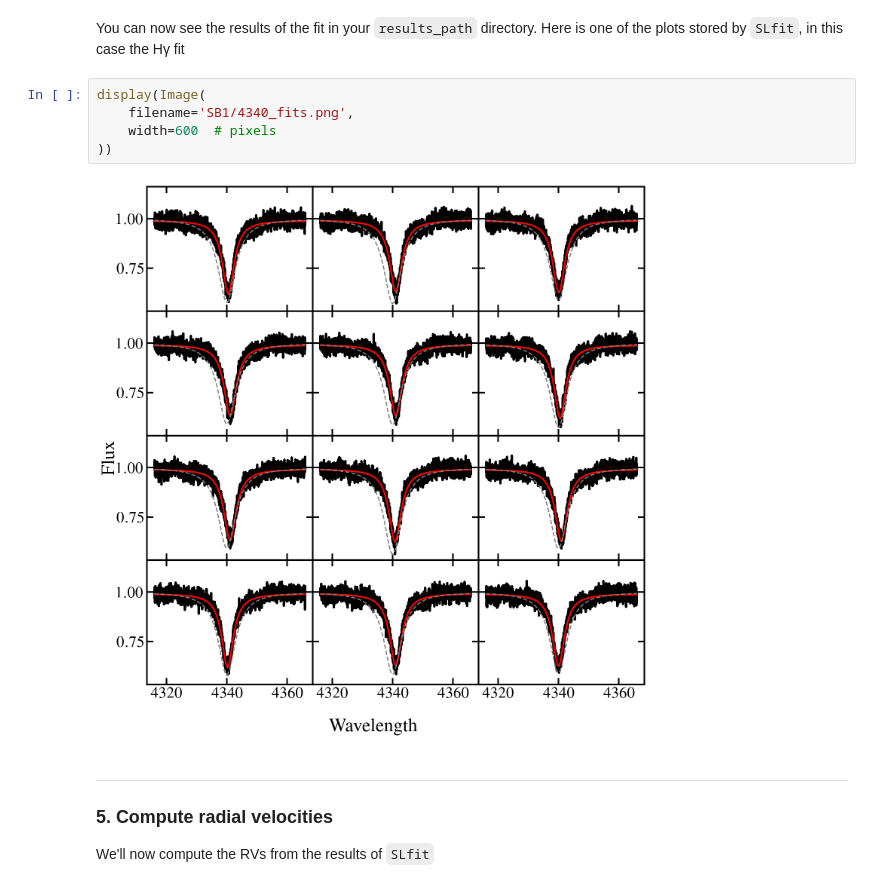
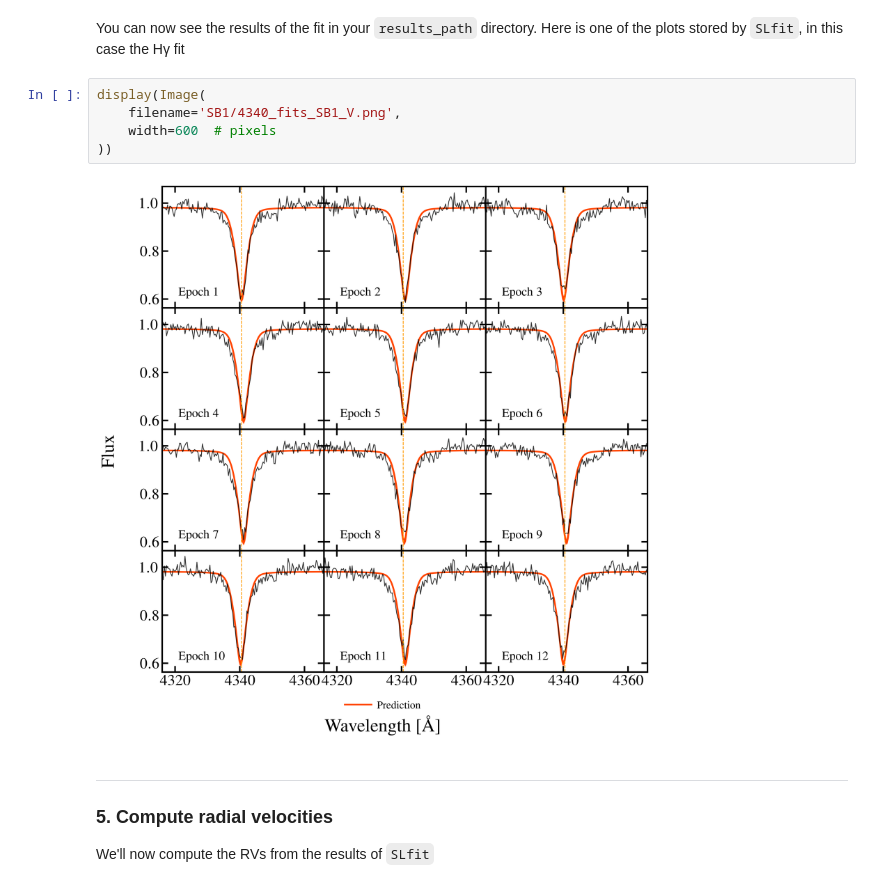
Before and after one commit to jvillasr/MINATO, a Jupyter notebook: minato/tutorials/ravel_tutorial/ravel_SB1_rvs.ipynb, the cells around one changed output. Drawn from its saved outputs; the diff is of its cells as text.

```diff
--- a/minato/tutorials/ravel_tutorial/ravel_SB1_rvs.ipynb
+++ b/minato/tutorials/ravel_tutorial/ravel_SB1_rvs.ipynb
@@ -141,11 +141,11 @@ Plotting fits for line: 4553
 You can now see the results of the fit in your `results_path` directory. Here is one of the plots stored by `SLfit`, in this case the H&gamma; fit
 # %%
 display(Image(
-    filename='SB1/4340_fits.png',
+    filename='SB1/4340_fits_SB1_V.png',
     width=600  # pixels
 ))
 # %% [output]
-[figure, old version]
+[figure, new version]
 # %% [markdown]
 ---
 
```
Also changed, not shown: parts of 12 cells of this notebook, 48 other files.
